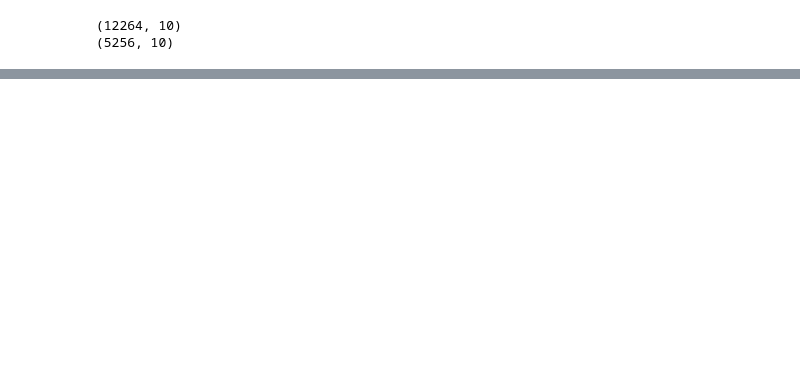
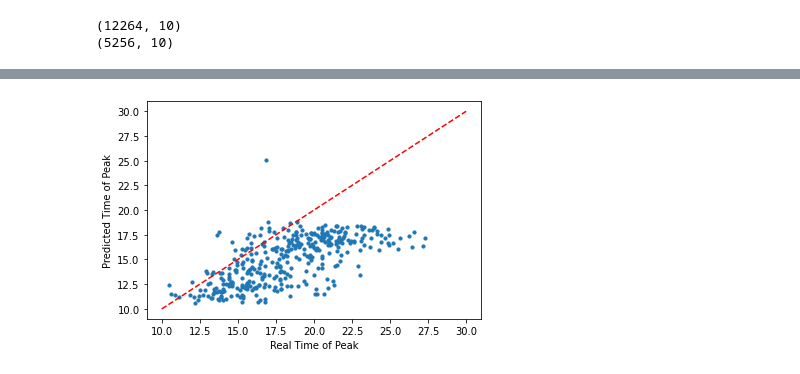
Before and after one commit to stait20/Code, a Jupyter notebook: scikit/NeuralNet.ipynb, the cells around one changed output, grey strips where cells are left out. Saved outputs shown, nothing was run; the diff lists cells and outputs as text; code cells hidden in the pictures; blank space fills up the shorter version.

```diff
--- a/scikit/NeuralNet.ipynb
+++ b/scikit/NeuralNet.ipynb
@@ -147,0 +148,9 @@ plt.show()
+# %%
+plt.scatter(peaksReal, peaksPred,s=10)
+plt.plot([10,30], [10,30], c="r",ls="--")
+plt.xlabel("Real Time of Peak")
+plt.ylabel("Predicted Time of Peak")
+#plt.savefig("linear.jpg", dpi=300)
+plt.show()
+# %% [output]
+[figure, added]
```
Also changed, not shown: parts of 4 cells of this notebook, 2 other files.
